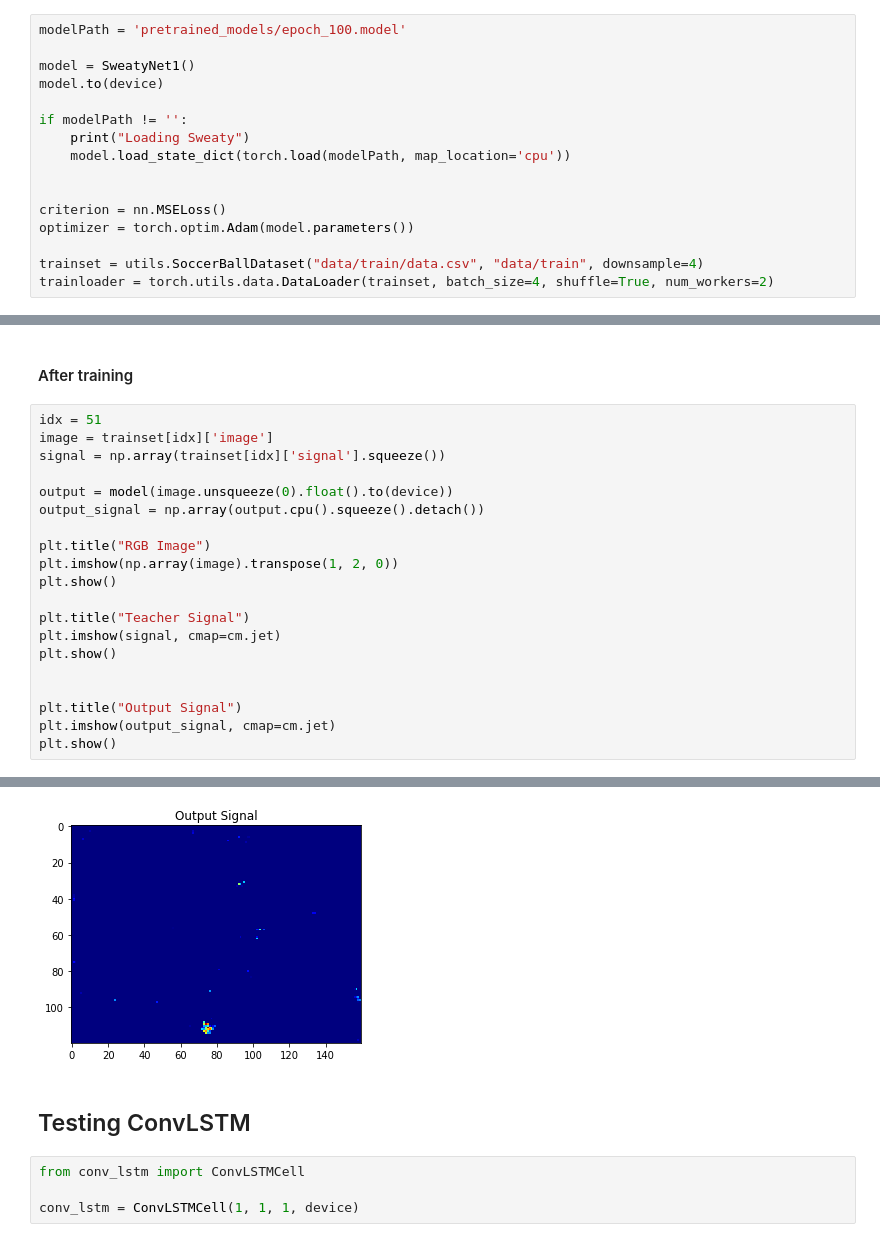
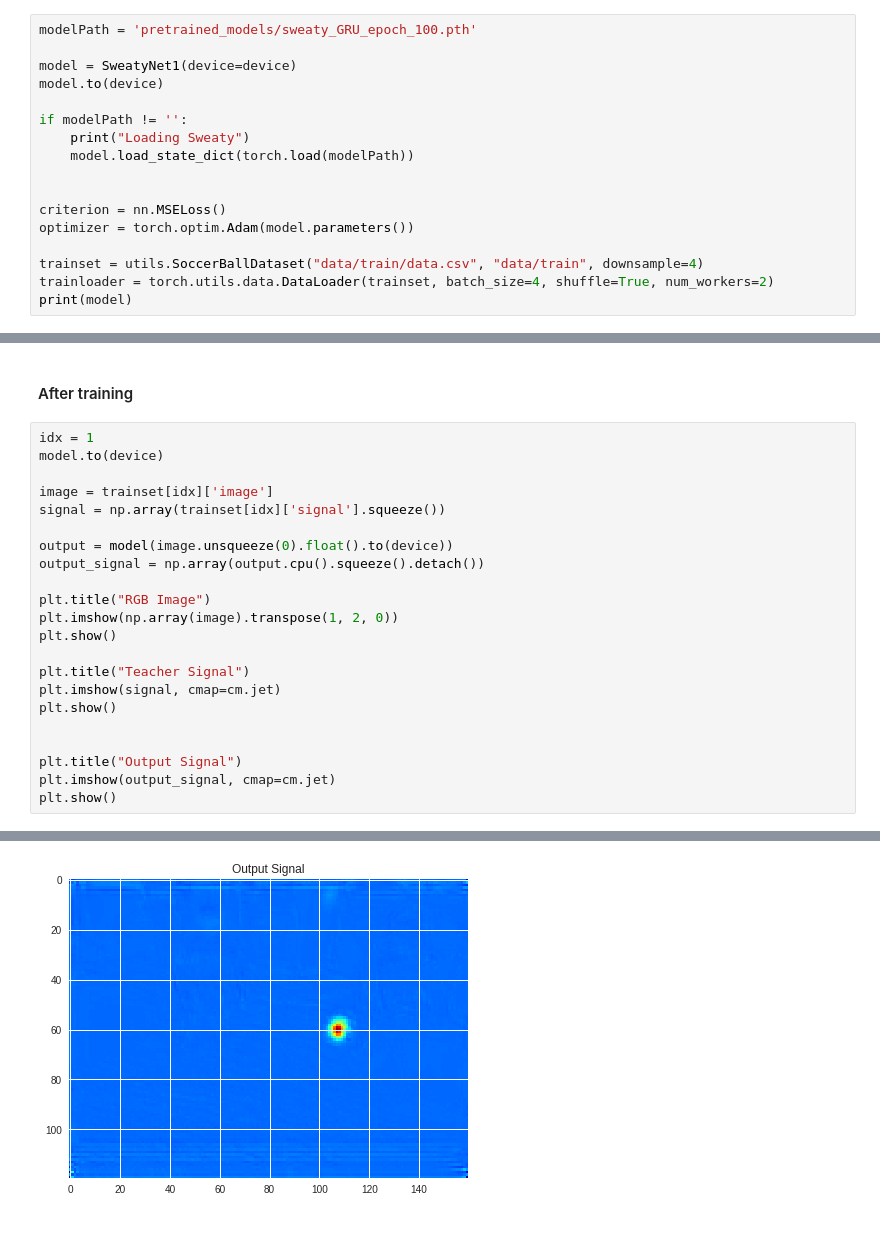
Before and after one commit to torayeff/RoboCupHumanoid, a Jupyter notebook: Sweaty1.ipynb, the cells around one changed output, grey strips where cells are left out. Cells and saved outputs as stored; diff of their text form.

Commit message:
gru implementation and testing, minor fix in evaluate

```diff
--- a/Sweaty1.ipynb
+++ b/Sweaty1.ipynb
@@ -69,12 +75,12 @@ cpu
 # %%
-modelPath = 'pretrained_models/epoch_100.model'
+modelPath = 'pretrained_models/sweaty_GRU_epoch_100.pth'
 
-model = SweatyNet1()
+model = SweatyNet1(device=device)
 model.to(device)
 
 if modelPath != '':
     print("Loading Sweaty")
-    model.load_state_dict(torch.load(modelPath, map_location='cpu'))
+    model.load_state_dict(torch.load(modelPath))
 
 
 criterion = nn.MSELoss()
@@ -82,6 +88,7 @@ optimizer = torch.optim.Adam(model.parameters())
 
 trainset = utils.SoccerBallDataset("data/train/data.csv", "data/train", downsample=4)
 trainloader = torch.utils.data.DataLoader(trainset, batch_size=4, shuffle=True, num_workers=2)
+print(model)
 # %% [output]
 Loading Sweaty
 Computing teacher signals...
@@ -163,7 +191,9 @@ KeyboardInterrupt:
 # %% [markdown]
 #### After training
 # %%
-idx = 51
+idx = 1
+model.to(device)
+
 image = trainset[idx]['image']
 signal = np.array(trainset[idx]['signal'].squeeze())
 
@@ -188,7 +218 @@ plt.show()
-[figure, old version]
+[figure, new version]
-# %% [markdown]
-## Testing ConvLSTM
-# %%
-from conv_lstm import ConvLSTMCell
-
-conv_lstm = ConvLSTMCell(1, 1, 1, device)
```
Also changed, not shown: parts of 11 cells of this notebook, 3 other files.
